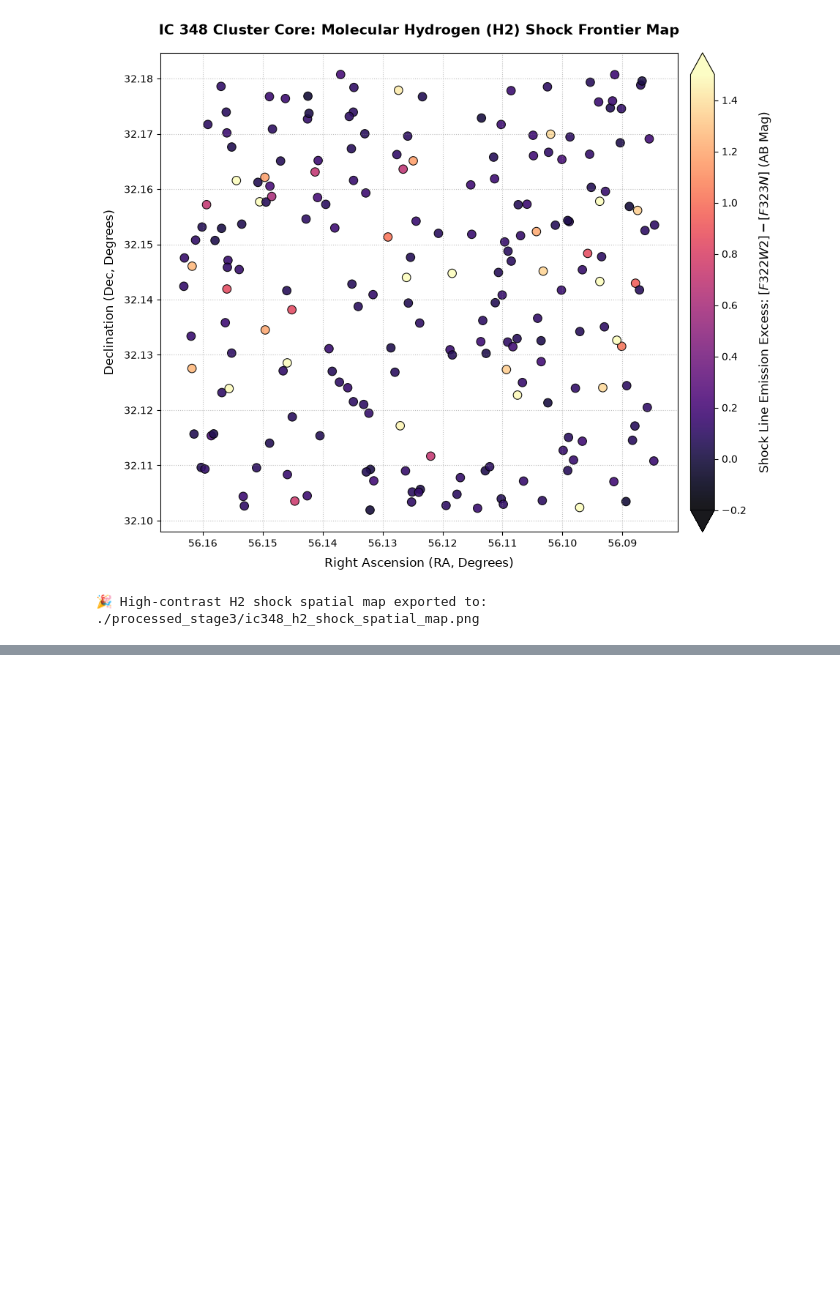
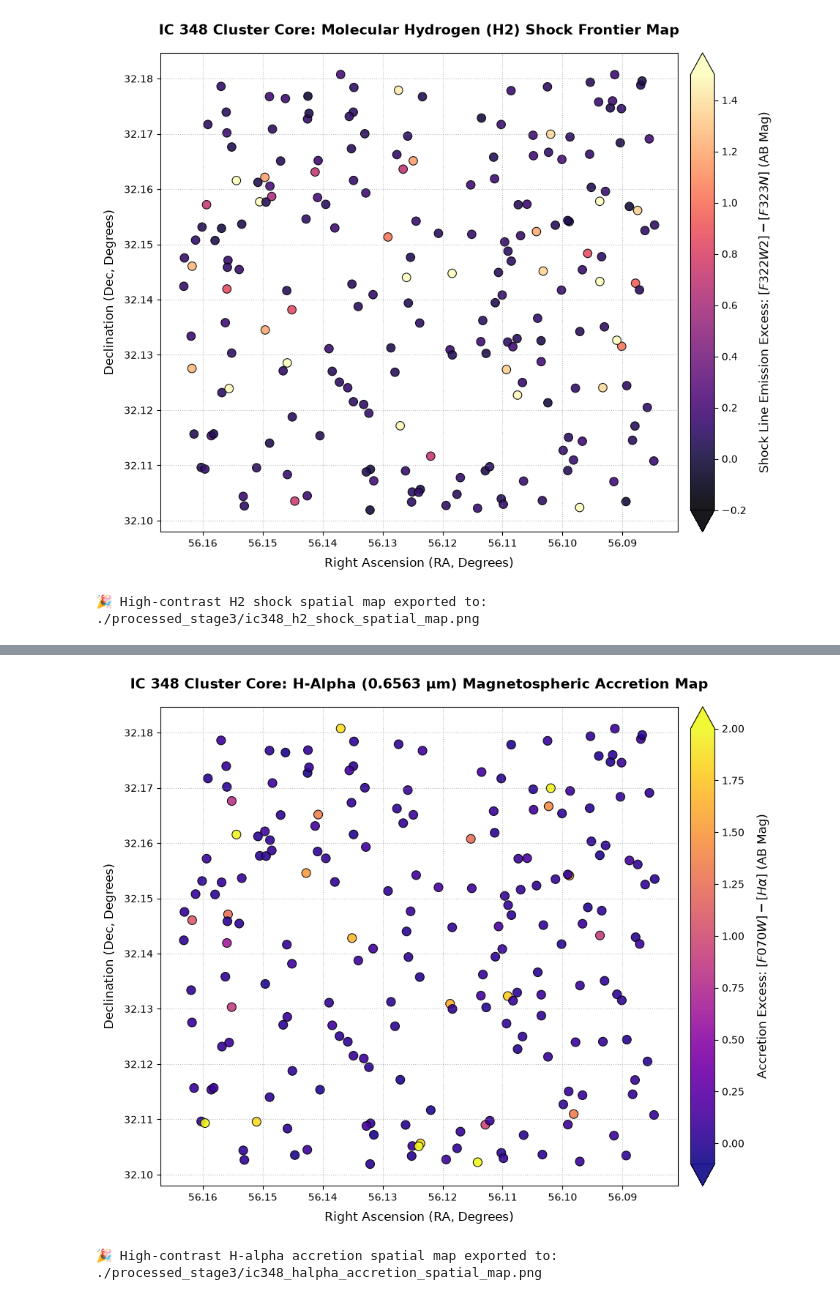
Before and after one commit to Kapranov/jwst-pipeline-brown-dwarf-candidates-ic348, a Jupyter notebook: 01_jwst_pipeline_master_execution.ipynb, the cells around one changed output, grey strips where cells are left out. Cells and saved outputs as stored; diff of their text form; code cells hidden in the pictures; blank space fills up the shorter version.

```diff
--- a/01_jwst_pipeline_master_execution.ipynb
+++ b/01_jwst_pipeline_master_execution.ipynb
@@ -685,0 +787,47 @@ else:
+# %%
+import os
+import pandas as pd
+import matplotlib.pyplot as plt
+
+stage3_dir = "./processed_stage3/"
+halpha_catalog_path = os.path.join(stage3_dir, "ic348_halpha_accretion_matrix.csv")
+
+if not os.path.exists(halpha_catalog_path):
+    print("❌ Render aborted: Run the H-alpha calculation matrix block first.")
+else:
+    ha_data = pd.read_csv(halpha_catalog_path)
+
+    # Initialize a clean, professional high-resolution canvas
+    fig, ax = plt.subplots(figsize=(11, 8.5), facecolor='white')
+
+    # Render with 'plasma' using anchored limits between -0.1 (continuum noise) and 2.0 (strong accretion)
+    sc = ax.scatter(ha_data['RA_deg'], ha_data['Dec_deg'],
+                    c=ha_data['halpha_emission_excess'],
+                    cmap='plasma',
+                    vmin=-0.1,
+                    vmax=2.0,
+                    s=75,
+                    edgecolor='black',
+                    linewidths=0.8,
+                    alpha=0.9)
+
+    cb = plt.colorbar(sc, ax=ax, pad=0.02, extend='both')
+    cb.set_label(r"Accretion Excess: $[F070W] - [H\alpha]$ (AB Mag)", fontsize=12, labelpad=12)
+    cb.ax.tick_params(labelsize=10)
+
+    # Telescope coordinate formatting (RA decreases rightward)
+    ax.invert_xaxis()
+
+    ax.set_title("IC 348 Cluster Core: H-Alpha (0.6563 µm) Magnetospheric Accretion Map", fontsize=14, fontweight='bold', pad=18)
+    ax.set_xlabel("Right Ascension (RA, Degrees)", fontsize=12, labelpad=8)
+    ax.set_ylabel("Declination (Dec, Degrees)", fontsize=12, labelpad=8)
+    ax.grid(True, linestyle=':', alpha=0.5, color='gray')
+
+    output_ha_plot_path = os.path.join(stage3_dir, "ic348_halpha_accretion_spatial_map.png")
+    plt.savefig(output_ha_plot_path, bbox_inches='tight', dpi=300)
+    plt.show()
+
+    print(f"🎉 High-contrast H-alpha accretion spatial map exported to: {output_ha_plot_path}")
+# %% [output]
+[figure, added]
+🎉 High-contrast H-alpha accretion spatial map exported to: ./processed_stage3/ic348_halpha_accretion_spatial_map.png
```
Also changed, not shown: parts of 7 cells of this notebook, 4 other files.
